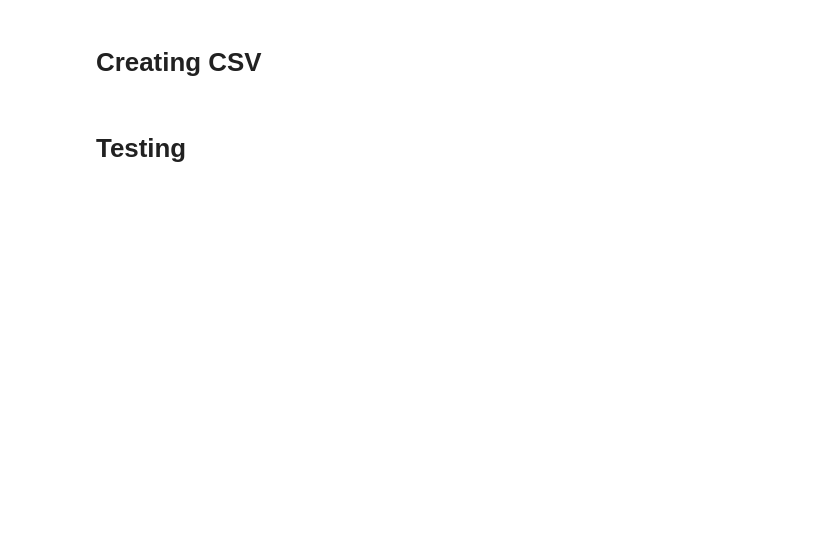
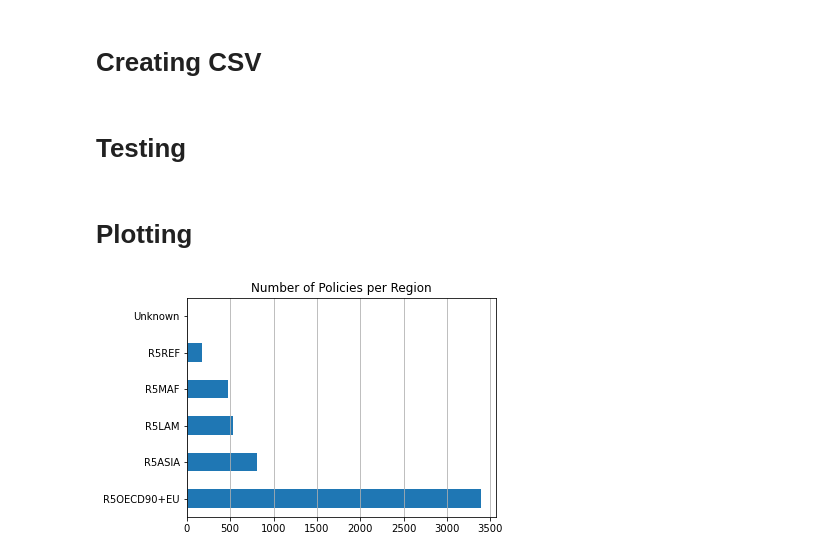
Before and after one commit to ceposadap/web-scraping, a Jupyter notebook: web_scraping_climate_policies.ipynb, the cells around one changed output. Saved outputs shown, nothing was run; the diff lists cells and outputs as text; code cells hidden in the pictures; blank space fills up the shorter version.

Commit message:
Finished web scraping of IEA policies

```diff
--- a/web_scraping_climate_policies.ipynb
+++ b/web_scraping_climate_policies.ipynb
@@ -206,4 +226,6 @@ https://www.iea.org/policies/11639-draft-proy-nom-012-ener-2019-energy-efficienc
 # %% [markdown]
 # Creating CSV
 # %%
-final_df = pd.DataFrame(data=csv_rows, columns = ['Policy', 'Description', 'Source', 'Last updated', 'Learn more', 'Topics', 'Policy types', 'Sectors', 'Technologies', 'End uses', 'Country', 'Year', 'Status', 'Jurisdiction'])
+final_df = pd.DataFrame(data=csv_rows, columns = ['Policy', 'URL', 'Description', 'Source', 'Last updated', 'Learn more', 'Topics', 'Policy types', 'Sectors', 'Technologies', 'End uses', 'Country', 'Year', 'Status', 'Jurisdiction'])
+# %%
+final_df['Last updated'] = pd.to_datetime(final_df['Last updated'], format='%d %B %Y')
@@ -220,3 +248,9 @@ final_df.to_csv('./policies_database_IEA.csv', index=False)#, sep='\t')
 #learn_more = set_learn_more(soup)
 #topics, policy_types, sectors, technologies, end_uses = set_main_content(soup)
 #country, year, status, jurisdiction = set_side_content(soup)
+# %% [markdown]
+# Plotting
+# %%
+regions = pd.read_excel('./R5_regions_countries.xlsx')
+# %%
+regions_df = final_df.merge(regions, left_on='Country', right_on='updated_name')
@@ -222,0 +268,10 @@ final_df.to_csv('./policies_database_IEA.csv', index=False)#, sep='\t')
+# %%
+# Number of policies per region
+fig, ax = plt.subplots(figsize=(5.85,3.8))#nrows=3, ncols=2, figsize=(8.3,11.7))
+regions_df['r5region'].value_counts().sort_values(ascending=False).plot(kind='barh', ax=ax)#[0][0])
+ax.set_title('Number of Policies per Region')
+plt.tight_layout()
+plt.grid(axis='x')
+plt.savefig('./policies_per_region.pdf')
+# %% [output]
+[figure, added]
```
Also changed, not shown: parts of 17 cells of this notebook, 10 other files.
